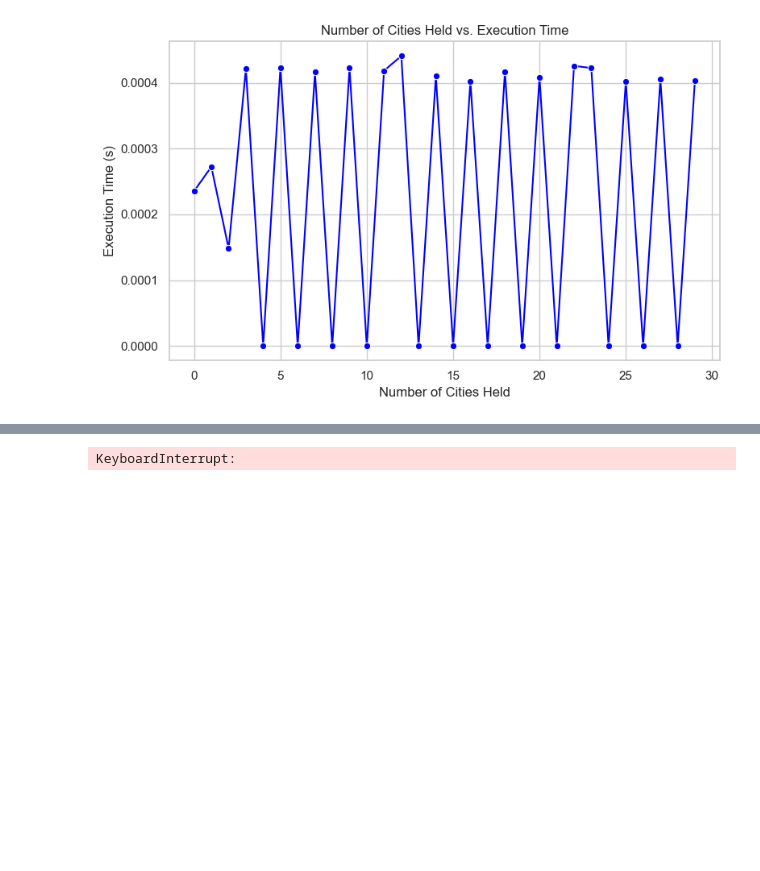
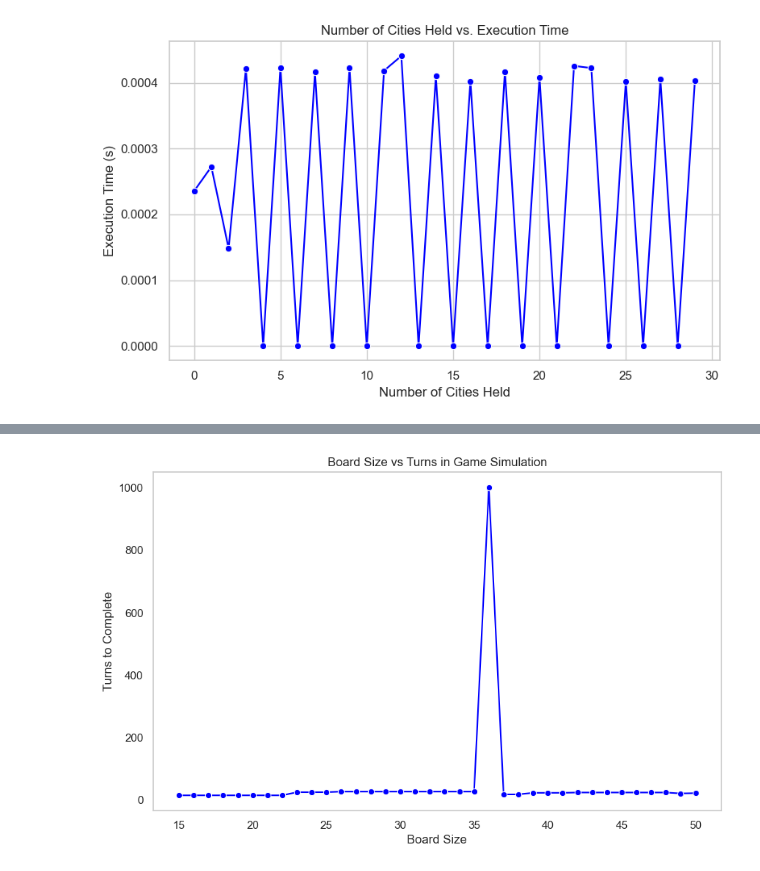
Before and after one commit to Cubified/power_grid, a Jupyter notebook: 00_algorithm_experiments.ipynb, the cells around one changed output, grey strips where cells are left out. Drawn from its saved outputs; the diff is of its cells as text; code cells hidden in the pictures; blank space fills up the shorter version.

```diff
--- a/00_algorithm_experiments.ipynb
+++ b/00_algorithm_experiments.ipynb
@@ -996,15 +1008,16 @@ full_game_sim(45, K, B, f)
 # %%
 turns_list = []
 for board_size in range(15, 51):
-    turns, _, _, _ = full_game_sim(board_size, 10, 10, 100)
+    turns, _, _, _ = full_game_sim(board_size, 10, 10, 100, 10)
     turns_list.append(turns)
 
+sns.set(style="whitegrid")
 plt.figure(figsize=(10, 6))
-plt.plot(range(15, 52), turns_list, marker='o', linestyle='-')
+sns.lineplot(x=range(15, 51), y=turns_list, marker='o', color='blue')
 plt.xlabel("Board Size")
 plt.ylabel("Turns to Complete")
 plt.title("Board Size vs Turns in Game Simulation")
 plt.grid()
 plt.show()
 # %% [output]
-KeyboardInterrupt:
+[figure, added]
```
Also changed, not shown: parts of 12 cells of this notebook.
